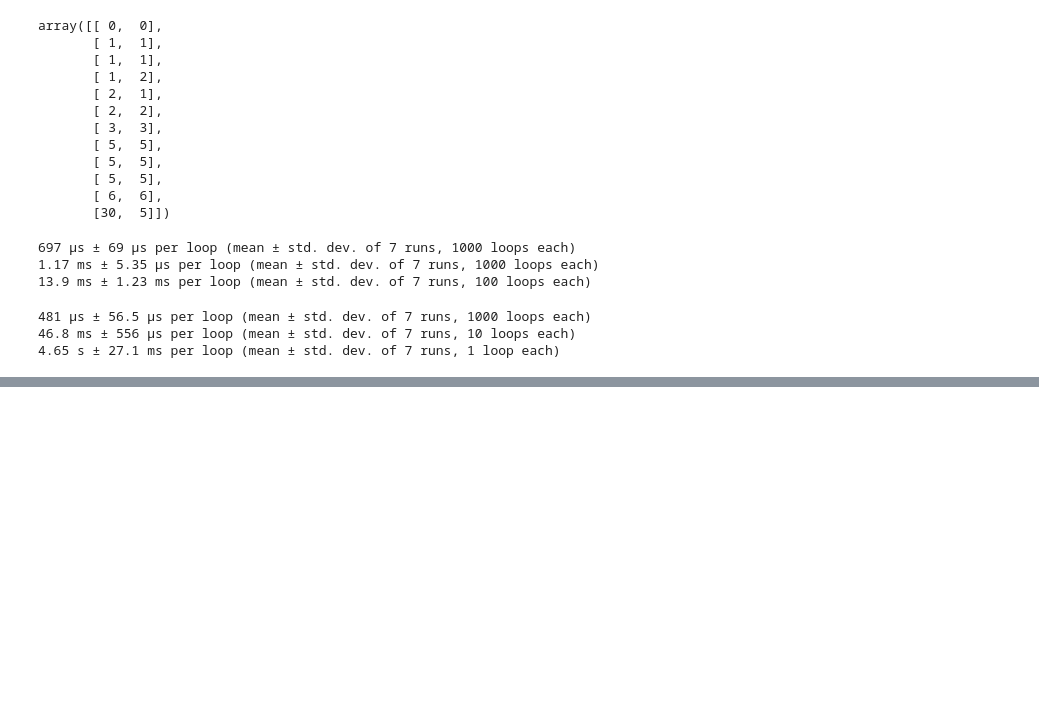
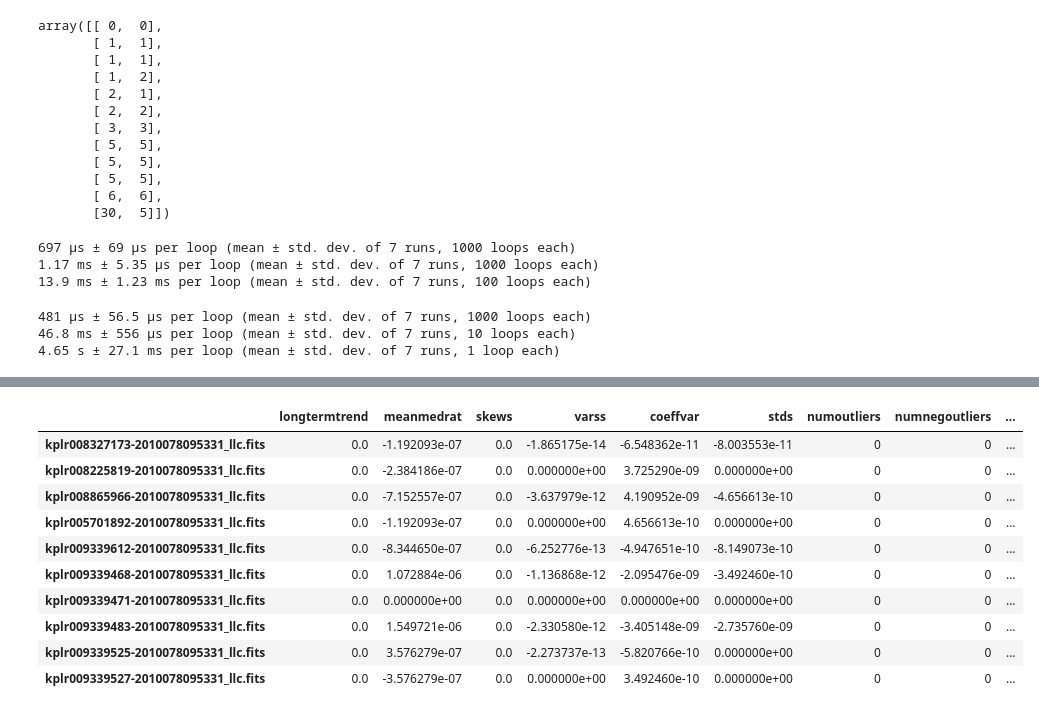
Before and after one commit to d-giles/lcfeatures, a Jupyter notebook: Work Space.ipynb, the cells around one changed output, grey strips where cells are left out. Drawn from its saved outputs; the diff is of its cells as text; code cells hidden in the pictures; blank space fills up the shorter version.

```diff
--- a/Work Space.ipynb
+++ b/Work Space.ipynb
@@ -1150,0 +1392,16 @@ save_output('Q{}_output.p'.format(i),'Q{}_tmp_data.p'.format(i))
+# %%
+feature = 'len_nmin'
+df_comp = Q4_v1-Q4_v2
+df_comp.sort_values(feature,ascending=False).iloc[:10,:]
+# %% [output]
+|  | longtermtrend | meanmedrat | skews | varss | coeffvar | stds | numoutliers | numnegoutliers | ... |
+| kplr008327173-2010078095331_llc.fits | 0.0 | -1.192093e-07 | 0.0 | -1.865175e-14 | -6.548362e-11 | -8.003553e-11 | 0 | 0 | ... |
+| kplr008225819-2010078095331_llc.fits | 0.0 | -2.384186e-07 | 0.0 | 0.000000e+00 | 3.725290e-09 | 0.000000e+00 | 0 | 0 | ... |
+| kplr008865966-2010078095331_llc.fits | 0.0 | -7.152557e-07 | 0.0 | -3.637979e-12 | 4.190952e-09 | -4.656613e-10 | 0 | 0 | ... |
+| kplr005701892-2010078095331_llc.fits | 0.0 | -1.192093e-07 | 0.0 | 0.000000e+00 | 4.656613e-10 | 0.000000e+00 | 0 | 0 | ... |
+| kplr009339612-2010078095331_llc.fits | 0.0 | -8.344650e-07 | 0.0 | -6.252776e-13 | -4.947651e-10 | -8.149073e-10 | 0 | 0 | ... |
+| kplr009339468-2010078095331_llc.fits | 0.0 | 1.072884e-06 | 0.0 | -1.136868e-12 | -2.095476e-09 | -3.492460e-10 | 0 | 0 | ... |
+| kplr009339471-2010078095331_llc.fits | 0.0 | 0.000000e+00 | 0.0 | 0.000000e+00 | 0.000000e+00 | 0.000000e+00 | 0 | 0 | ... |
+| kplr009339483-2010078095331_llc.fits | 0.0 | 1.549721e-06 | 0.0 | -2.330580e-12 | -3.405148e-09 | -2.735760e-09 | 0 | 0 | ... |
+| kplr009339525-2010078095331_llc.fits | 0.0 | 3.576279e-07 | 0.0 | -2.273737e-13 | -5.820766e-10 | 0.000000e+00 | 0 | 0 | ... |
+| kplr009339527-2010078095331_llc.fits | 0.0 | -3.576279e-07 | 0.0 | 0.000000e+00 | 3.492460e-10 | 0.000000e+00 | 0 | 0 | ... |
```
Also changed, not shown: parts of 71 cells of this notebook, 5 other files.
